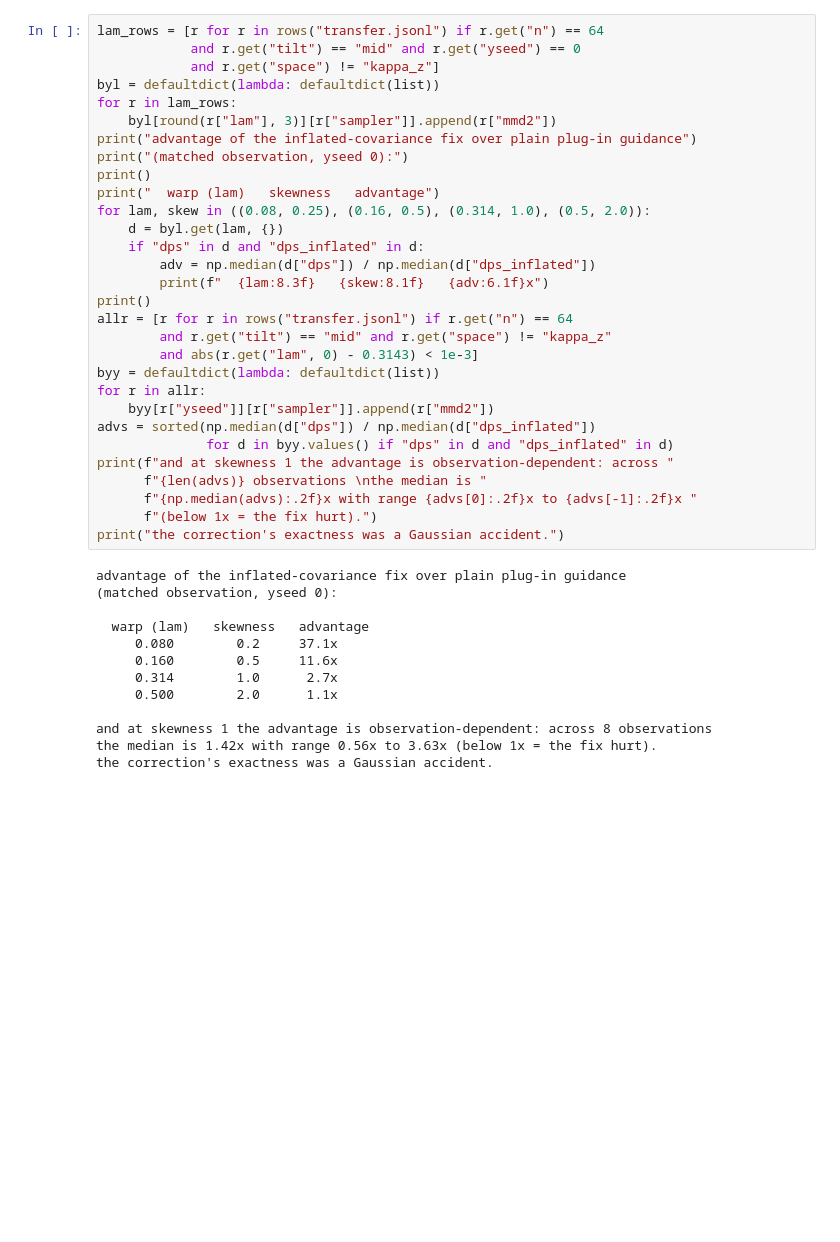
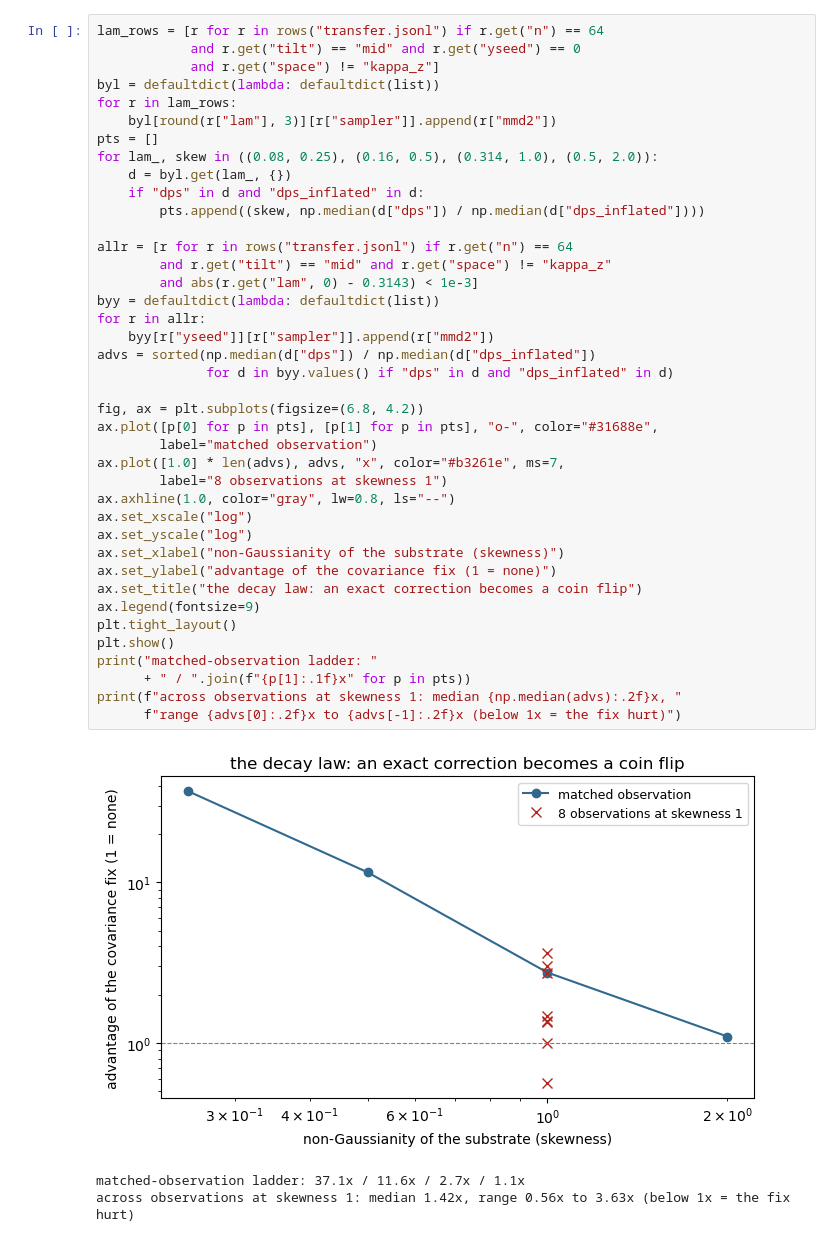
Before and after one commit to AndreasTersenov/tilt-audit, a Jupyter notebook: notebooks/04_gold_standards_and_transfer.ipynb, the cells around one changed output. Drawn from its saved outputs; the diff is of its cells as text; blank space fills up the shorter version.

```diff
--- a/notebooks/04_gold_standards_and_transfer.ipynb
+++ b/notebooks/04_gold_standards_and_transfer.ipynb
@@ -83,44 +182,45 @@ decays to worthless as the warp grows:
 # %%
 lam_rows = [r for r in rows("transfer.jsonl") if r.get("n") == 64
             and r.get("tilt") == "mid" and r.get("yseed") == 0
             and r.get("space") != "kappa_z"]
 byl = defaultdict(lambda: defaultdict(list))
 for r in lam_rows:
     byl[round(r["lam"], 3)][r["sampler"]].append(r["mmd2"])
-print("advantage of the inflated-covariance fix over plain plug-in guidance")
-print("(matched observation, yseed 0):")
-print()
-print("  warp (lam)   skewness   advantage")
-for lam, skew in ((0.08, 0.25), (0.16, 0.5), (0.314, 1.0), (0.5, 2.0)):
-    d = byl.get(lam, {})
+pts = []
+for lam_, skew in ((0.08, 0.25), (0.16, 0.5), (0.314, 1.0), (0.5, 2.0)):
+    d = byl.get(lam_, {})
     if "dps" in d and "dps_inflated" in d:
-        adv = np.median(d["dps"]) / np.median(d["dps_inflated"])
-        print(f"  {lam:8.3f}   {skew:8.1f}   {adv:6.1f}x")
-print()
+        pts.append((skew, np.median(d["dps"]) / np.median(d["dps_inflated"])))
+
 allr = [r for r in rows("transfer.jsonl") if r.get("n") == 64
         and r.get("tilt") == "mid" and r.get("space") != "kappa_z"
         and abs(r.get("lam", 0) - 0.3143) < 1e-3]
 byy = defaultdict(lambda: defaultdict(list))
 for r in allr:
     byy[r["yseed"]][r["sampler"]].append(r["mmd2"])
 advs = sorted(np.median(d["dps"]) / np.median(d["dps_inflated"])
               for d in byy.values() if "dps" in d and "dps_inflated" in d)
-print(f"and at skewness 1 the advantage is observation-dependent: across "
-      f"{len(advs)} observations \nthe median is "
-      f"{np.median(advs):.2f}x with range {advs[0]:.2f}x to {advs[-1]:.2f}x "
-      f"(below 1x = the fix hurt).")
-print("the correction's exactness was a Gaussian accident.")
+
+fig, ax = plt.subplots(figsize=(6.8, 4.2))
+ax.plot([p[0] for p in pts], [p[1] for p in pts], "o-", color="#31688e",
+        label="matched observation")
+ax.plot([1.0] * len(advs), advs, "x", color="#b3261e", ms=7,
+        label="8 observations at skewness 1")
+ax.axhline(1.0, color="gray", lw=0.8, ls="--")
+ax.set_xscale("log")
+ax.set_yscale("log")
+ax.set_xlabel("non-Gaussianity of the substrate (skewness)")
+ax.set_ylabel("advantage of the covariance fix (1 = none)")
+ax.set_title("the decay law: an exact correction becomes a coin flip")
+ax.legend(fontsize=9)
+plt.tight_layout()
+plt.show()
+print("matched-observation ladder: "
+      + " / ".join(f"{p[1]:.1f}x" for p in pts))
+print(f"across observations at skewness 1: median {np.median(advs):.2f}x, "
+      f"range {advs[0]:.2f}x to {advs[-1]:.2f}x (below 1x = the fix hurt)")
 # %% [output]
+[figure, added]
-advantage of the inflated-covariance fix over plain plug-in guidance
-(matched observation, yseed 0):
-
-  warp (lam)   skewness   advantage
-     0.080        0.2     37.1x
-     0.160        0.5     11.6x
-     0.314        1.0      2.7x
-     0.500        2.0      1.1x
-
-and at skewness 1 the advantage is observation-dependent: across 8 observations
-the median is 1.42x with range 0.56x to 3.63x (below 1x = the fix hurt).
-the correction's exactness was a Gaussian accident.
+matched-observation ladder: 37.1x / 11.6x / 2.7x / 1.1x
+across observations at skewness 1: median 1.42x, range 0.56x to 3.63x (below 1x = the fix hurt)
 # %% [markdown]
```
Also changed, not shown: parts of 12 cells of this notebook, 4 other files.
